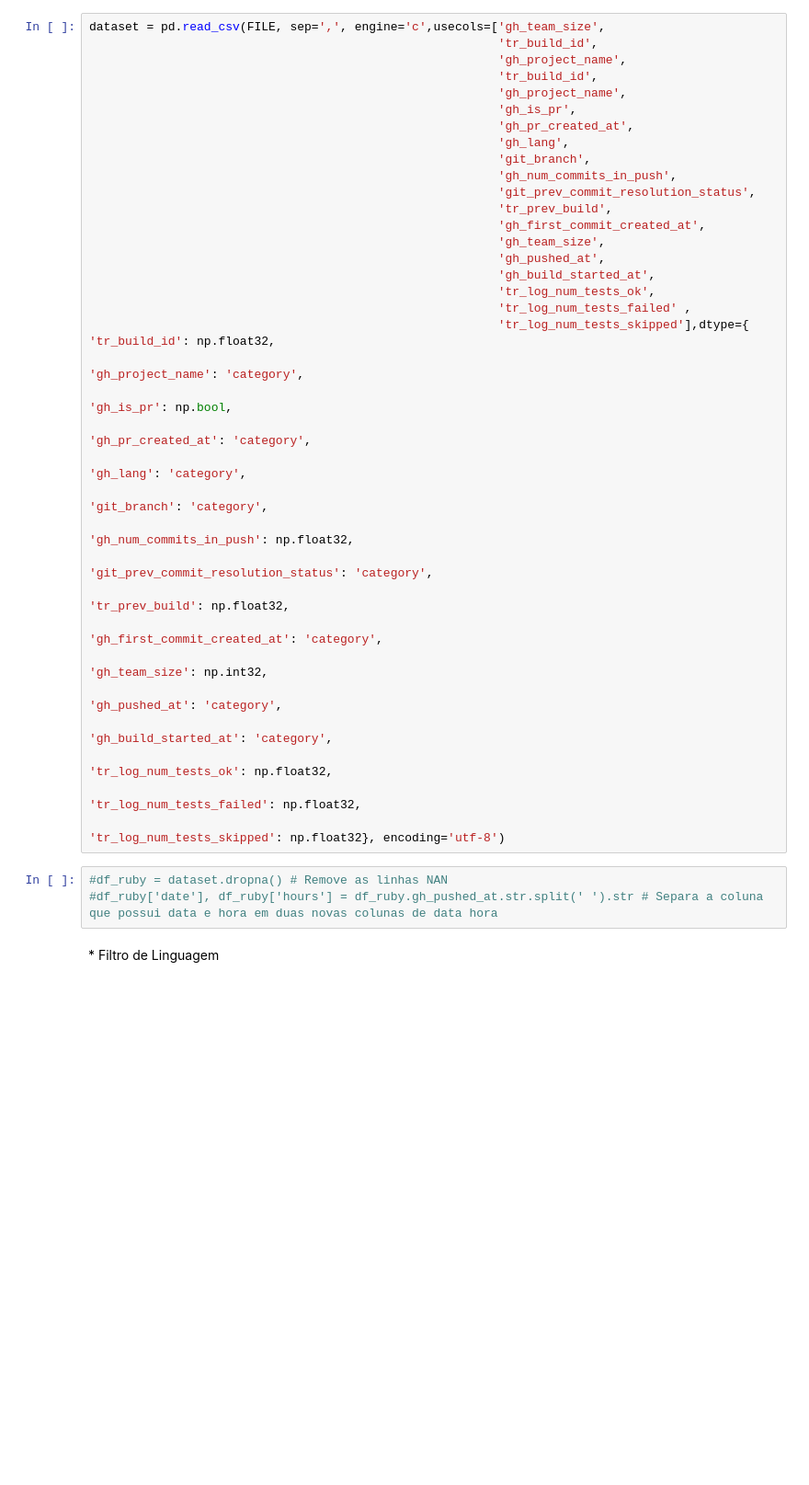
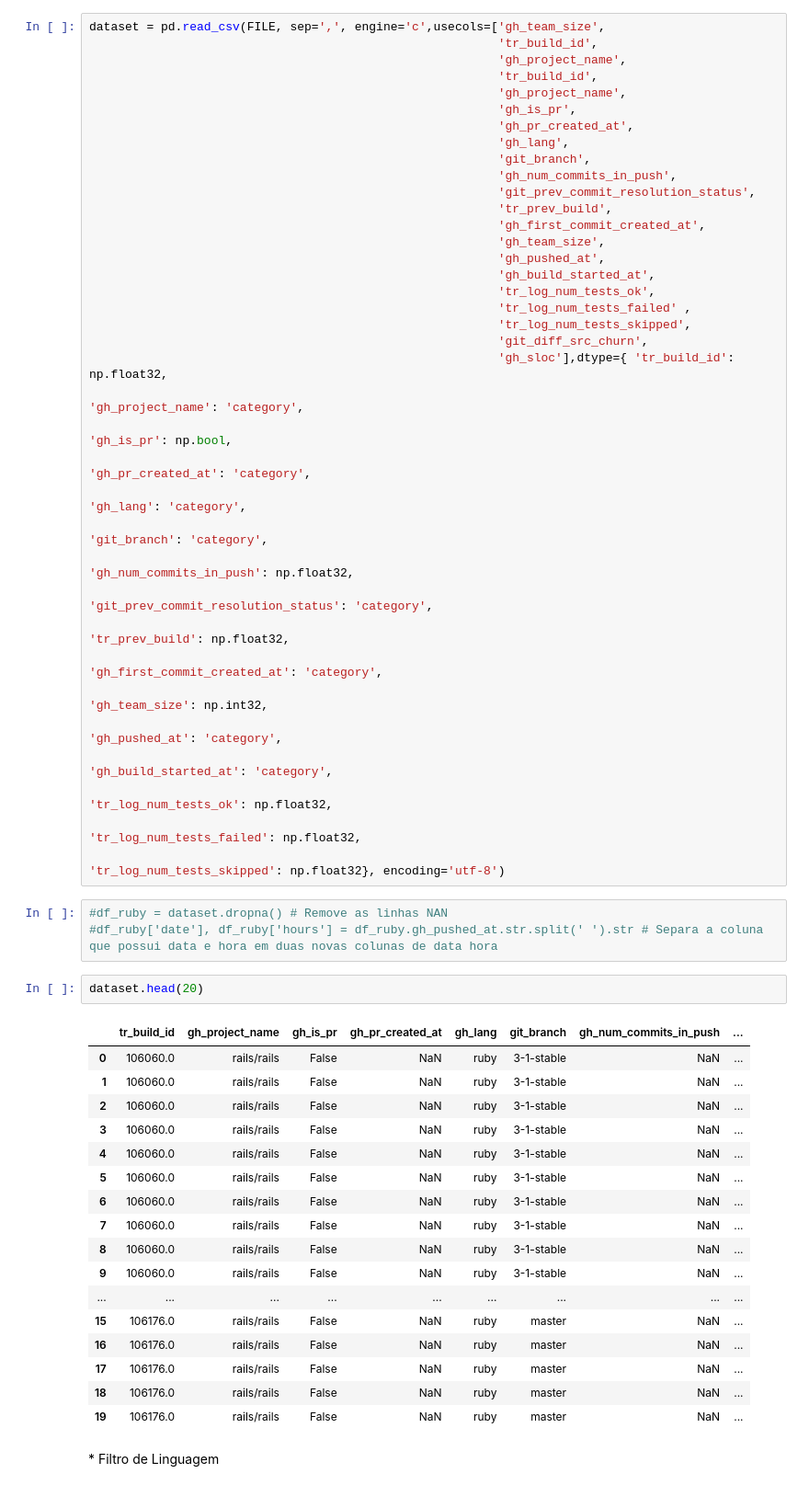
Before and after one commit to wagnernegrao/ci-analysis, a Jupyter notebook: ci_analysis.ipynb, the cells around one changed output. Shown at 92% size. Saved outputs shown, nothing was run; the diff lists cells and outputs as text; blank space fills up the shorter version.

Commit message:
version test

```diff
--- a/ci_analysis.ipynb
+++ b/ci_analysis.ipynb
@@ -23,7 +23,9 @@ dataset = pd.read_csv(FILE, sep=',', engine='c',usecols=['gh_team_size',
                                                          'gh_build_started_at',
                                                          'tr_log_num_tests_ok',
                                                          'tr_log_num_tests_failed' ,
-                                                         'tr_log_num_tests_skipped'],dtype={ 'tr_build_id': np.float32,
+                                                         'tr_log_num_tests_skipped',
+                                                         'git_diff_src_churn',
+                                                         'gh_sloc'],dtype={ 'tr_build_id': np.float32,
                                                                                             'gh_project_name': 'category',
                                                                                             'gh_is_pr': np.bool,
                                                                                             'gh_pr_created_at': 'category',
@@ -42,6 +44,26 @@ dataset = pd.read_csv(FILE, sep=',', engine='c',usecols=['gh_team_size',
 # %%
 #df_ruby = dataset.dropna() # Remove as linhas NAN
 #df_ruby['date'], df_ruby['hours'] = df_ruby.gh_pushed_at.str.split(' ').str # Separa a coluna que possui data e hora em duas novas colunas de data hora
+# %%
+dataset.head(20)
+# %% [output]
+|  | tr_build_id | gh_project_name | gh_is_pr | gh_pr_created_at | gh_lang | git_branch | gh_num_commits_in_push | ... |
+| 0 | 106060.0 | rails/rails | False | NaN | ruby | 3-1-stable | NaN | ... |
+| 1 | 106060.0 | rails/rails | False | NaN | ruby | 3-1-stable | NaN | ... |
+| 2 | 106060.0 | rails/rails | False | NaN | ruby | 3-1-stable | NaN | ... |
+| 3 | 106060.0 | rails/rails | False | NaN | ruby | 3-1-stable | NaN | ... |
+| 4 | 106060.0 | rails/rails | False | NaN | ruby | 3-1-stable | NaN | ... |
+| 5 | 106060.0 | rails/rails | False | NaN | ruby | 3-1-stable | NaN | ... |
+| 6 | 106060.0 | rails/rails | False | NaN | ruby | 3-1-stable | NaN | ... |
+| 7 | 106060.0 | rails/rails | False | NaN | ruby | 3-1-stable | NaN | ... |
+| 8 | 106060.0 | rails/rails | False | NaN | ruby | 3-1-stable | NaN | ... |
+| 9 | 106060.0 | rails/rails | False | NaN | ruby | 3-1-stable | NaN | ... |
+| ... | ... | ... | ... | ... | ... | ... | ... | ... |
+| 15 | 106176.0 | rails/rails | False | NaN | ruby | master | NaN | ... |
+| 16 | 106176.0 | rails/rails | False | NaN | ruby | master | NaN | ... |
+| 17 | 106176.0 | rails/rails | False | NaN | ruby | master | NaN | ... |
+| 18 | 106176.0 | rails/rails | False | NaN | ruby | master | NaN | ... |
+| 19 | 106176.0 | rails/rails | False | NaN | ruby | master | NaN | ... |
 # %% [markdown]
 <font size = 4/>
 * Filtro de Linguagem
```
Also changed, not shown: parts of 1 cell of this notebook.
